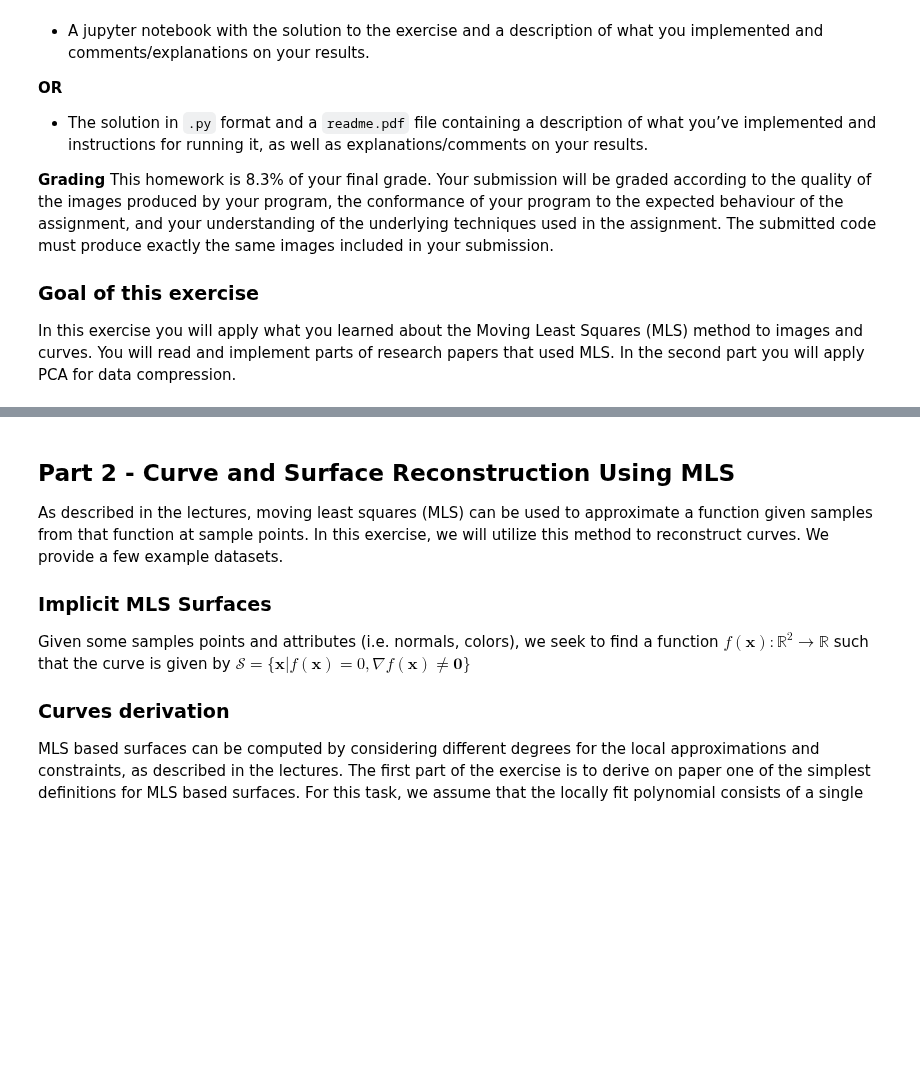
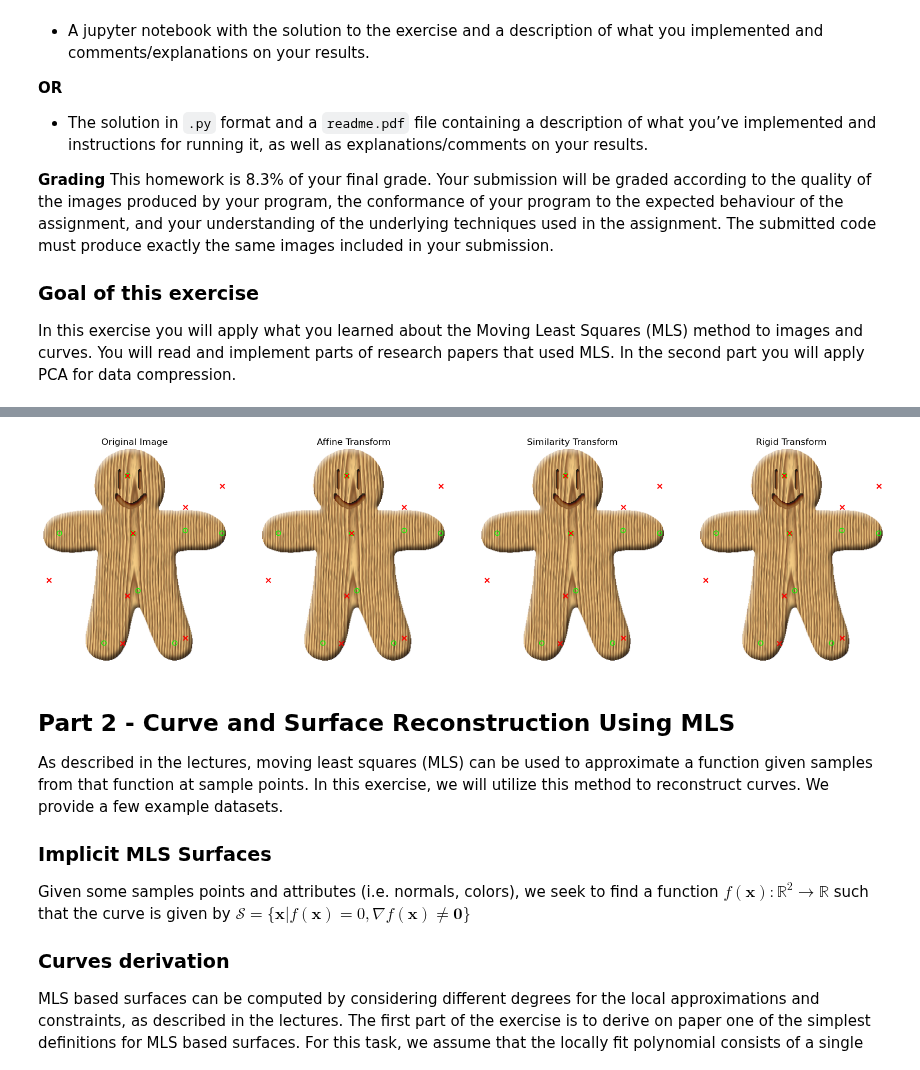
Before and after one commit to oalkaya/mfcgv-projects, a Jupyter notebook: MF2023_Exercise3/MF2023-Exercise3.ipynb, the cells around one changed output, grey strips where cells are left out. Drawn from its saved outputs; the diff is of its cells as text; code cells hidden in the pictures; blank space fills up the shorter version.

```diff
--- a/MF2023_Exercise3/MF2023-Exercise3.ipynb
+++ b/MF2023_Exercise3/MF2023-Exercise3.ipynb
@@ -63,20 +63,35 @@ def plot_deformed(ax, title: str, image: np.ndarray, p: np.ndarray, q: np.ndarra
 # %%
 image = plt.imread("data/ginger.png")
 
 # control points
 p = np.array([[160,50], [170, 160], [180, 270], [30, 160], [270, 155], [340, 160], [115, 370], [250, 370]])
 
 # deformed positions
 q = np.array([[160,50], [170, 160], [160, 280], [10, 250], [270, 110], [340, 70], [150, 370], [270, 360]])
 
 # TODO: Implement image deformations
+# Compute weights (per point v)
+# Compute centroids
+# Compute p hat and q hat
+# fa(v) gives out the coordinate
+
+for i in range(image.shape[0]):
+    for j in range(image.shape[1]):
+        v = image[i,j]
+
+
+
+
+
 fig, axes = plt.subplots(1, 4, figsize=(20,18))
 
 for i, title in enumerate(["Original Image", "Affine Transform", "Similarity Transform", "Rigid Transform"]):
     plot_deformed(axes[i], title, image, p, q)
 
 plt.show()
 plt.close(fig)
+# %% [output]
+[figure, added]
 # %% [markdown]
 ## Part 2 - Curve and Surface Reconstruction Using MLS
 
```
